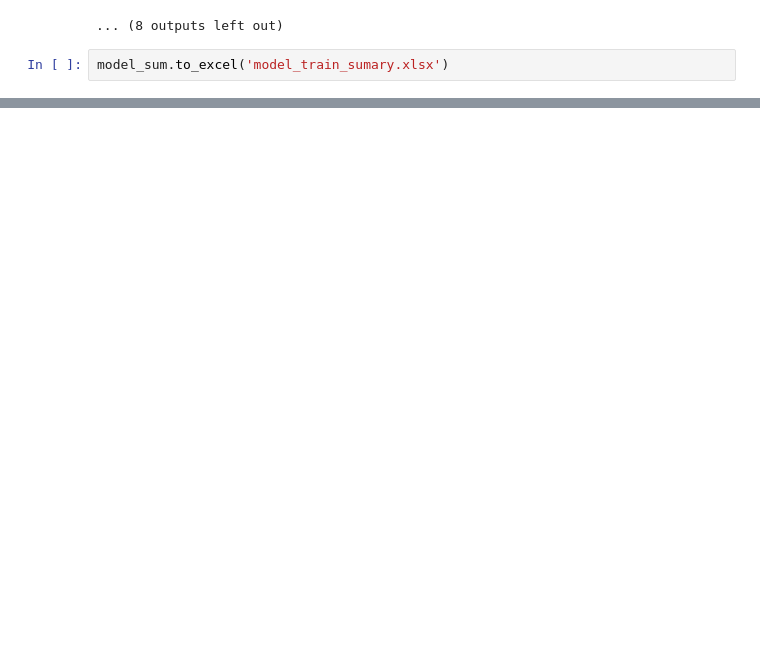
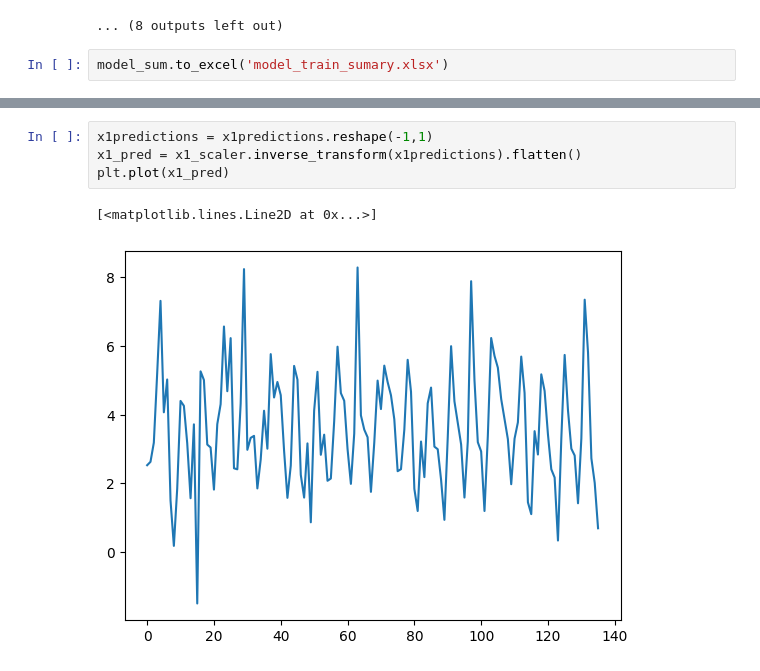
Before and after one commit to SherlockJr13/sherlock-final-project, a Jupyter notebook: predictor_model.ipynb, the cells around one changed output, grey strips where cells are left out. Saved outputs shown, nothing was run; the diff lists cells and outputs as text; blank space fills up the shorter version.

```diff
--- a/predictor_model.ipynb
+++ b/predictor_model.ipynb
@@ -361,0 +483,7 @@ model_sum.to_excel('model_train_sumary.xlsx')
+# %%
+x1predictions = x1predictions.reshape(-1,1)
+x1_pred = x1_scaler.inverse_transform(x1predictions).flatten()
+plt.plot(x1_pred)
+# %% [output]
+[<matplotlib.lines.Line2D at 0x...>]
+[figure, added]
```
Also changed, not shown: parts of 23 cells of this notebook.
